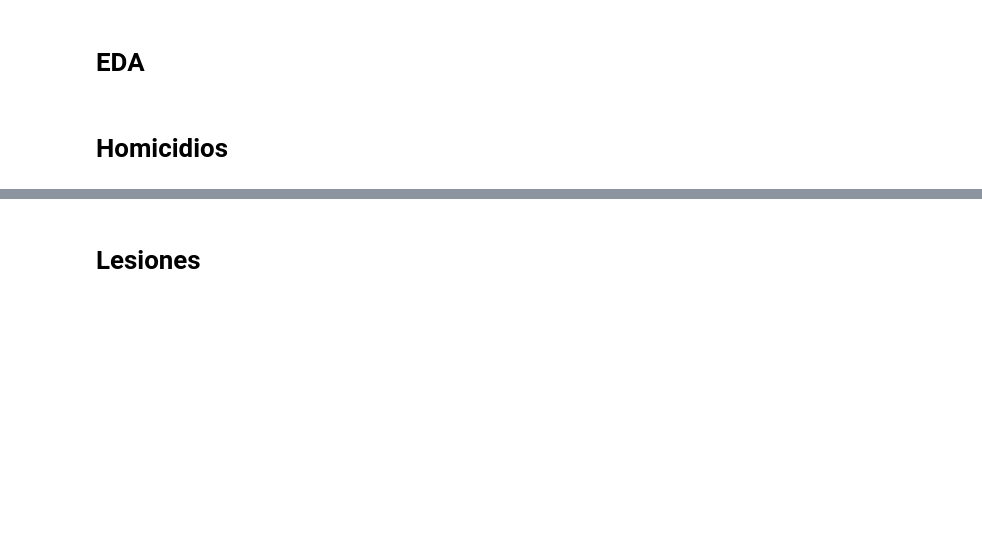
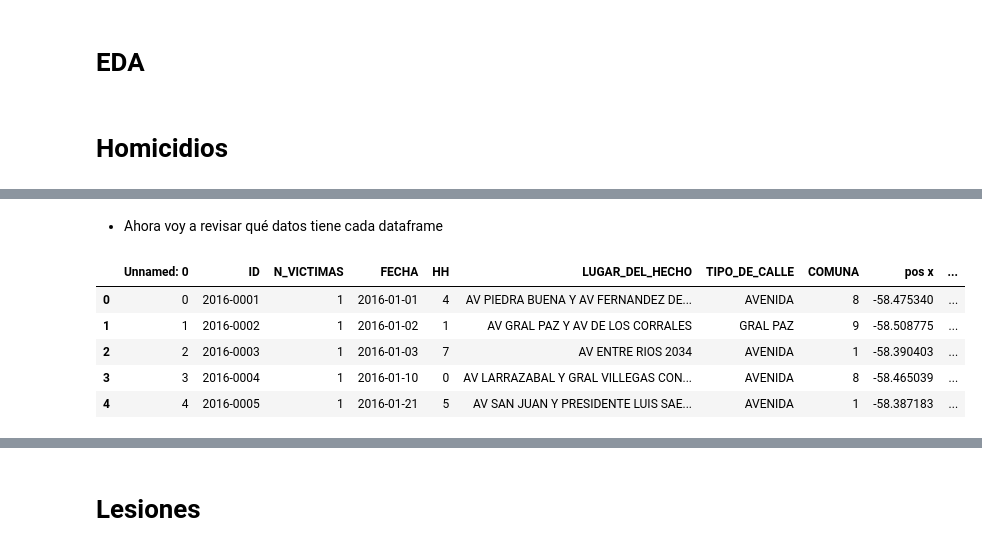
Before and after one commit to Joaqrz/Proyecto-Individual-2, a Jupyter notebook: EDA.ipynb, the cells around one changed output, grey strips where cells are left out. Drawn from its saved outputs; the diff is of its cells as text; code cells hidden in the pictures; blank space fills up the shorter version.

```diff
--- a/EDA.ipynb
+++ b/EDA.ipynb
@@ -258,0 +91,11 @@ Voy a averiguar el rango etario y el sexo de las victimas
+# %% [markdown]
+* Ahora voy a revisar qué datos tiene cada dataframe
+# %%
+hechos_fatales.head()
+# %% [output]
+|  | Unnamed: 0 | ID | N_VICTIMAS | FECHA | HH | LUGAR_DEL_HECHO | TIPO_DE_CALLE | COMUNA | pos x | ... |
+| 0 | 0 | 2016-0001 | 1 | 2016-01-01 | 4 | AV PIEDRA BUENA Y AV FERNANDEZ DE... | AVENIDA | 8 | -58.475340 | ... |
+| 1 | 1 | 2016-0002 | 1 | 2016-01-02 | 1 | AV GRAL PAZ Y AV DE LOS CORRALES | GRAL PAZ | 9 | -58.508775 | ... |
+| 2 | 2 | 2016-0003 | 1 | 2016-01-03 | 7 | AV ENTRE RIOS 2034 | AVENIDA | 1 | -58.390403 | ... |
+| 3 | 3 | 2016-0004 | 1 | 2016-01-10 | 0 | AV LARRAZABAL Y GRAL VILLEGAS CON... | AVENIDA | 8 | -58.465039 | ... |
+| 4 | 4 | 2016-0005 | 1 | 2016-01-21 | 5 | AV SAN JUAN Y PRESIDENTE LUIS SAE... | AVENIDA | 1 | -58.387183 | ... |
```
Also changed, not shown: parts of 68 cells of this notebook, 9 other files.
